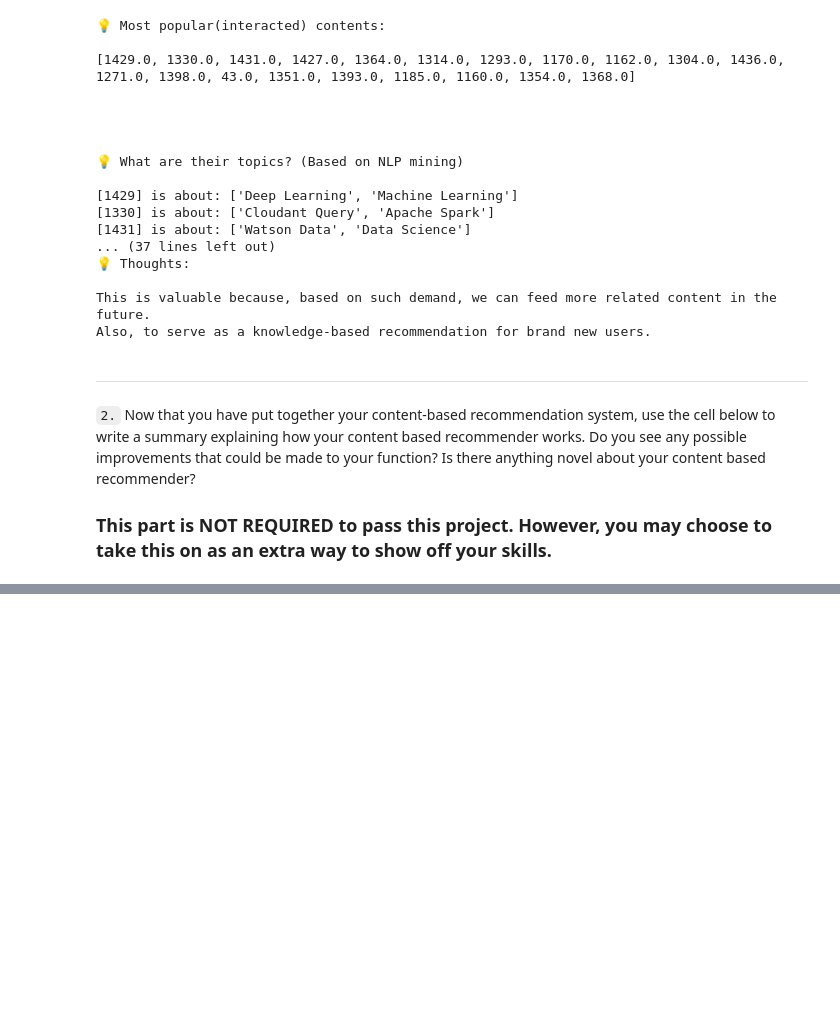
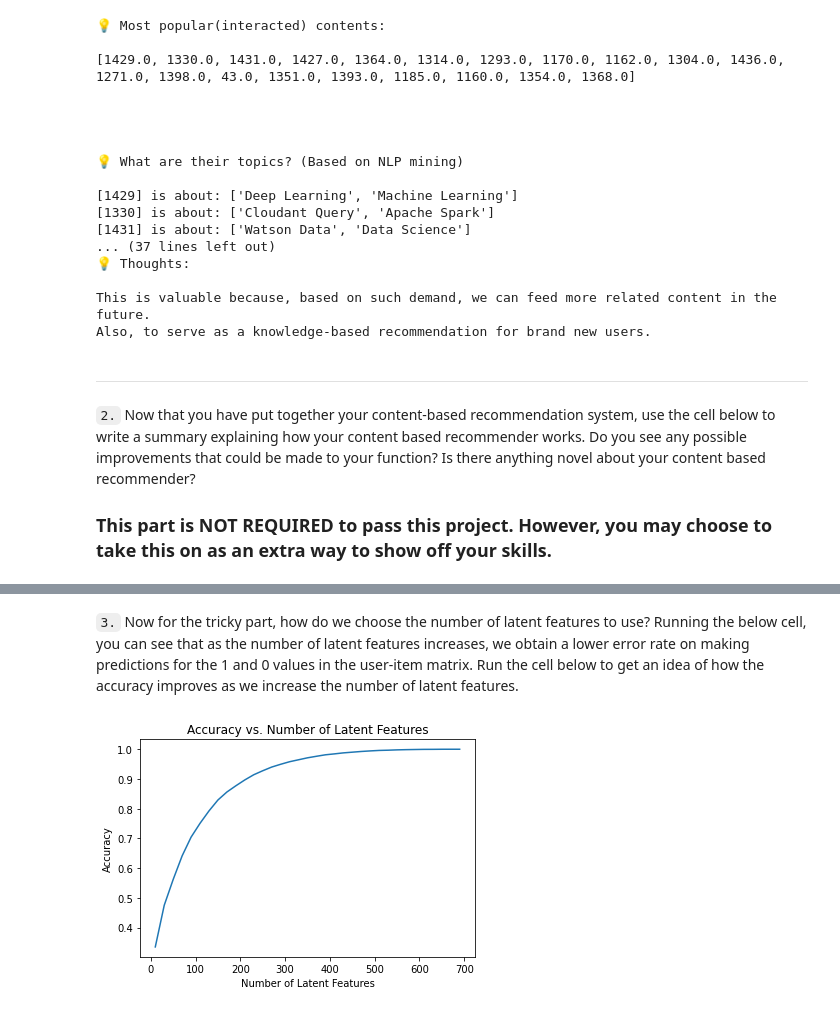
Before and after one commit to gilzero/project_recommendations_ibm, a Jupyter notebook: Recommendations_with_IBM_submit.ipynb, the cells around one changed output, grey strips where cells are left out. Cells and saved outputs as stored; diff of their text form; code cells hidden in the pictures; blank space fills up the shorter version.

```diff
--- a/Recommendations_with_IBM_submit.ipynb
+++ b/Recommendations_with_IBM_submit.ipynb
@@ -1977,7 +1990,7 @@ def make_recs_for_brand_new_user(threshold_second_layer=5):
     """
 
     # Get list of most popular contents
-    popular_ids = _get_most_popular_articles()
+    popular_ids = _get_most_popular_articles(n=10)
     popular_ids = [int(x) for x in popular_ids]
 
     # List of recs of similar content for popular content. (the 'All 2nd-layer recs')
@@ -2018,0 +2059,12 @@ def make_recs_for_brand_new_user(threshold_second_layer=5):
+# %%
+# make a recommendations for a user who only has interacted with article id '1427.0'
+
+print(
+    f"💡 \nSince you checked article 1427:\n "
+    f"({_get_article_titles([1427])[0]}), \n"
+    f"you might also be interested in these:\n")
+
+recs_for_user_1427th_titles = make_content_recs(1427)[1]
+
+for k, v in enumerate(recs_for_user_1427th_titles):
+    print(k + 1, v)
@@ -2018,0 +2114,6 @@ def make_recs_for_brand_new_user(threshold_second_layer=5):
+# %%
+# Perform SVD on the User-Item Matrix Here
+
+u, s, vt = np.linalg.svd(user_item) # use the built in to get the three matrices
+
+u.shape, s.shape, vt.shape
@@ -2018,0 +2130,27 @@ def make_recs_for_brand_new_user(threshold_second_layer=5):
+# %% [markdown]
+`3.` Now for the tricky part, how do we choose the number of latent features to use?  Running the below cell, you can see that as the number of latent features increases, we obtain a lower error rate on making predictions for the 1 and 0 values in the user-item matrix.  Run the cell below to get an idea of how the accuracy improves as we increase the number of latent features.
+# %%
+num_latent_feats = np.arange(10,700+10,20)
+sum_errs = []
+
+for k in num_latent_feats:
+    # restructure with k latent features
+    s_new, u_new, vt_new = np.diag(s[:k]), u[:, :k], vt[:k, :]
+
+    # take dot product
+    user_item_est = np.around(np.dot(np.dot(u_new, s_new), vt_new))
+
+    # compute error for each prediction to actual value
+    diffs = np.subtract(user_item, user_item_est)
+
+    # total errors and keep track of them
+    err = np.sum(np.sum(np.abs(diffs)))
+    sum_errs.append(err)
+
+
+plt.plot(num_latent_feats, 1 - np.array(sum_errs)/df.shape[0]);
+plt.xlabel('Number of Latent Features');
+plt.ylabel('Accuracy');
+plt.title('Accuracy vs. Number of Latent Features');
+# %% [output]
+[figure, added]
```
Also changed, not shown: parts of 26 cells of this notebook, 2 other files.
